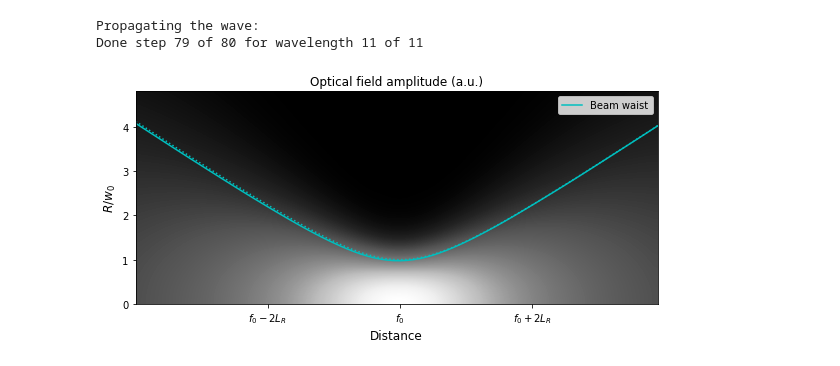
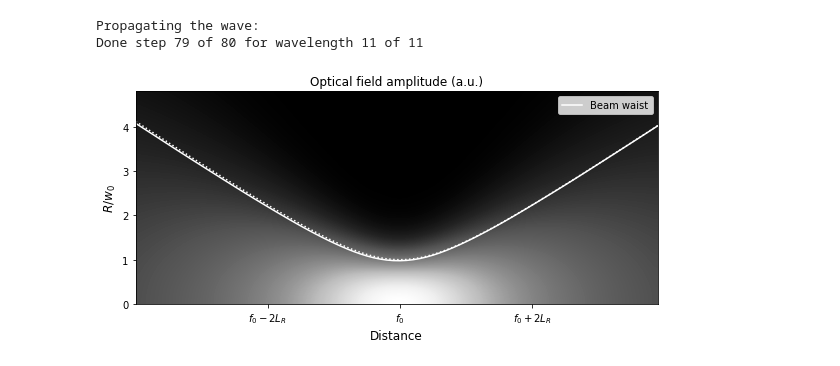
Before and after one commit to hightower8083/axiprop, a Jupyter notebook: examples/example.ipynb, the cells around one changed output. Drawn from its saved outputs; the diff is of its cells as text; code cells hidden in the pictures.

Commit message:
finished backends updated examples removed old files

```diff
--- a/examples/example.ipynb
+++ b/examples/example.ipynb
@@ -128,21 +135,22 @@ FieldPropagation = IntesityPropagation**0.5
 # %%
 plt.figure(figsize=(8,4), tight_layout=True)
 
 plt.imshow(FieldPropagation.T,
            extent=[ zsteps[0]*1e3, sum(zsteps)*1e3, 0, prop.r_new.max()/w0 ],
            aspect='auto', origin='lower', interpolation='gaussian',
            cmap=plt.cm.Greys_r)
 
-plt.plot(z_axis*1e3, waist, c='c')
-plt.plot(z_axis*1e3, ( 1 + ((z_axis-f0)/L_R)**2 )**.5, ':', c='c' )
+plt.plot(z_axis*1e3, waist, c='w', lw=1.5)
+plt.plot(z_axis*1e3, ( 1 + ((z_axis-f0)/L_R)**2 )**.5, ':', c='w', lw=1.5 )
 plt.legend(('Beam waist',))
 
 plt.xticks(np.array([f0-2*L_R, f0, f0+2*L_R])*1e3,
            (r'$f_0-2L_R$', r'$f_0$', r'$f_0+2L_R$',))
 
 plt.title('Optical field amplitude (a.u.)',fontsize=12)
 plt.xlabel('Distance', fontsize=12)
 plt.ylabel('$R/w_0$', fontsize=12)
 plt.ylim(0, 4.8);
+plt.savefig('./example_figure.jpg')
 # %% [output]
-[figure, old version]
+[figure, new version]
```
Also changed, not shown: parts of 2 cells of this notebook, 6 other files.
